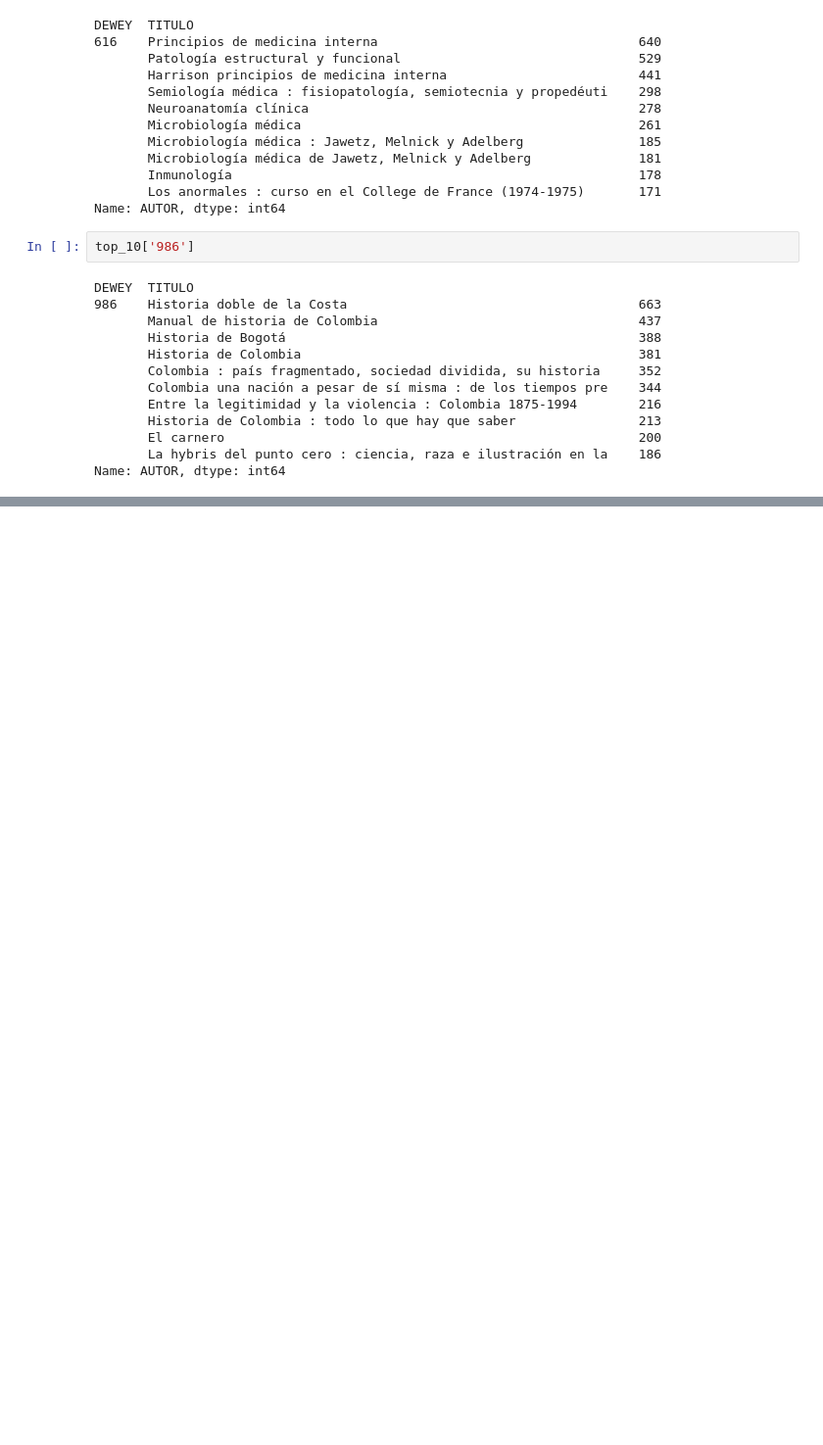
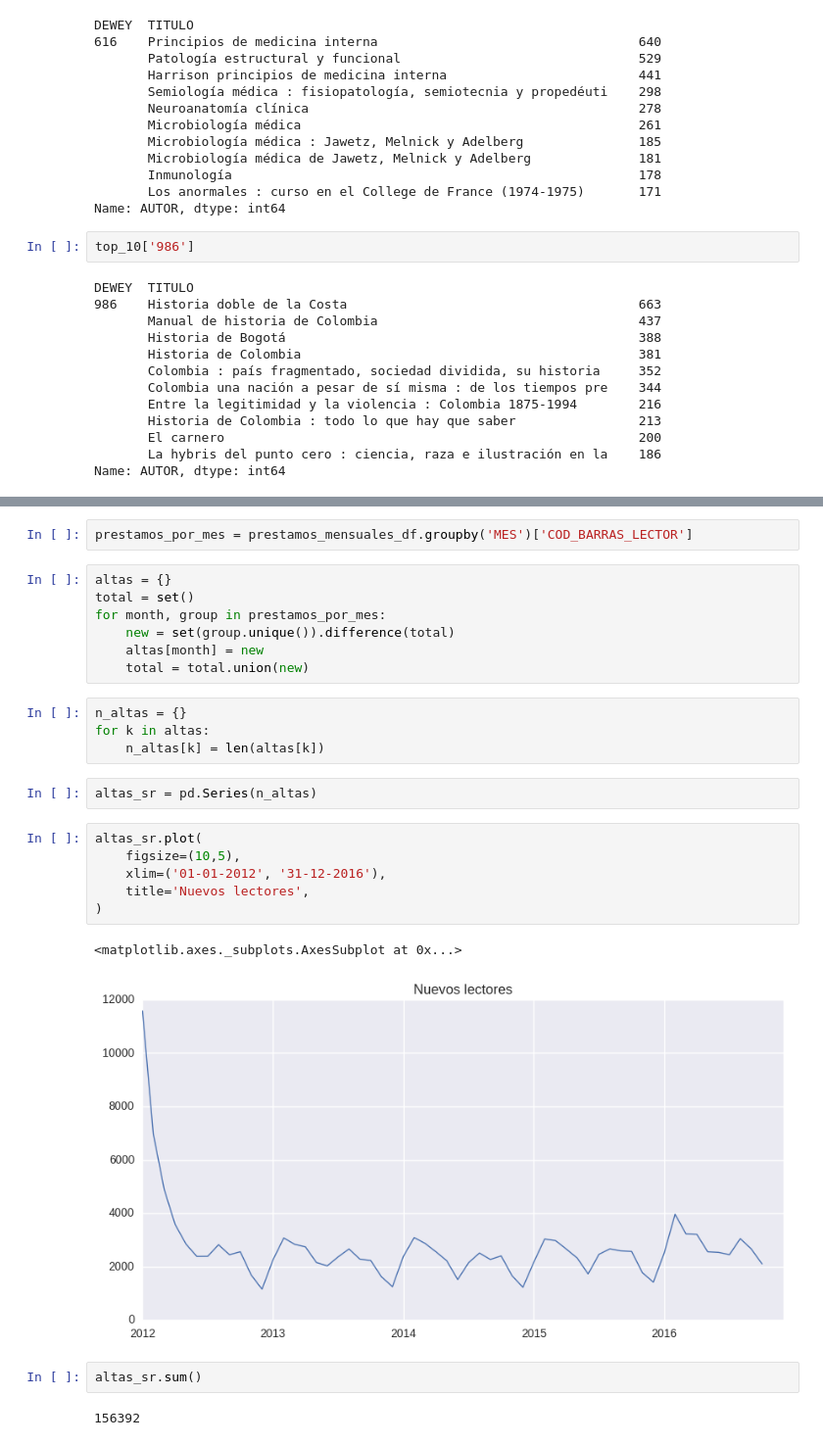
Before and after one commit to mavillard/colombia, a Jupyter notebook: prestamos_otros.ipynb, the cells around one changed output, grey strips where cells are left out. Shown at 98% size. Saved outputs shown, nothing was run; the diff lists cells and outputs as text; blank space fills up the shorter version.

```diff
--- a/prestamos_otros.ipynb
+++ b/prestamos_otros.ipynb
@@ -274,0 +402,28 @@ Name: AUTOR, dtype: int64
+# %%
+prestamos_por_mes = prestamos_mensuales_df.groupby('MES')['COD_BARRAS_LECTOR']
+# %%
+altas = {}
+total = set()
+for month, group in prestamos_por_mes:
+    new = set(group.unique()).difference(total)
+    altas[month] = new
+    total = total.union(new)
+# %%
+n_altas = {}
+for k in altas:
+    n_altas[k] = len(altas[k])
+# %%
+altas_sr = pd.Series(n_altas)
+# %%
+altas_sr.plot(
+    figsize=(10,5),
+    xlim=('01-01-2012', '31-12-2016'),
+    title='Nuevos lectores',
+)
+# %% [output]
+<matplotlib.axes._subplots.AxesSubplot at 0x...>
+[figure, added]
+# %%
+altas_sr.sum()
+# %% [output]
+156392
```
Also changed, not shown: parts of 41 cells of this notebook.
